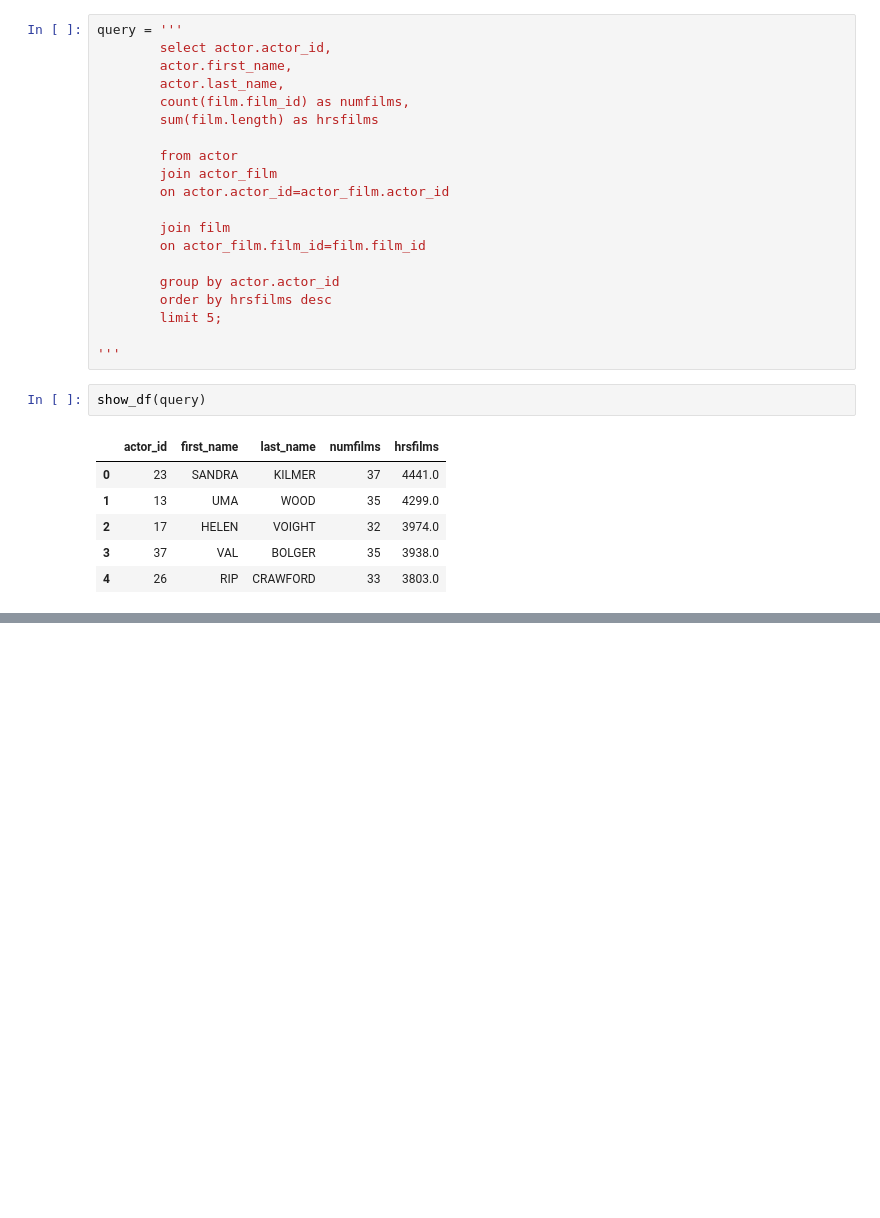
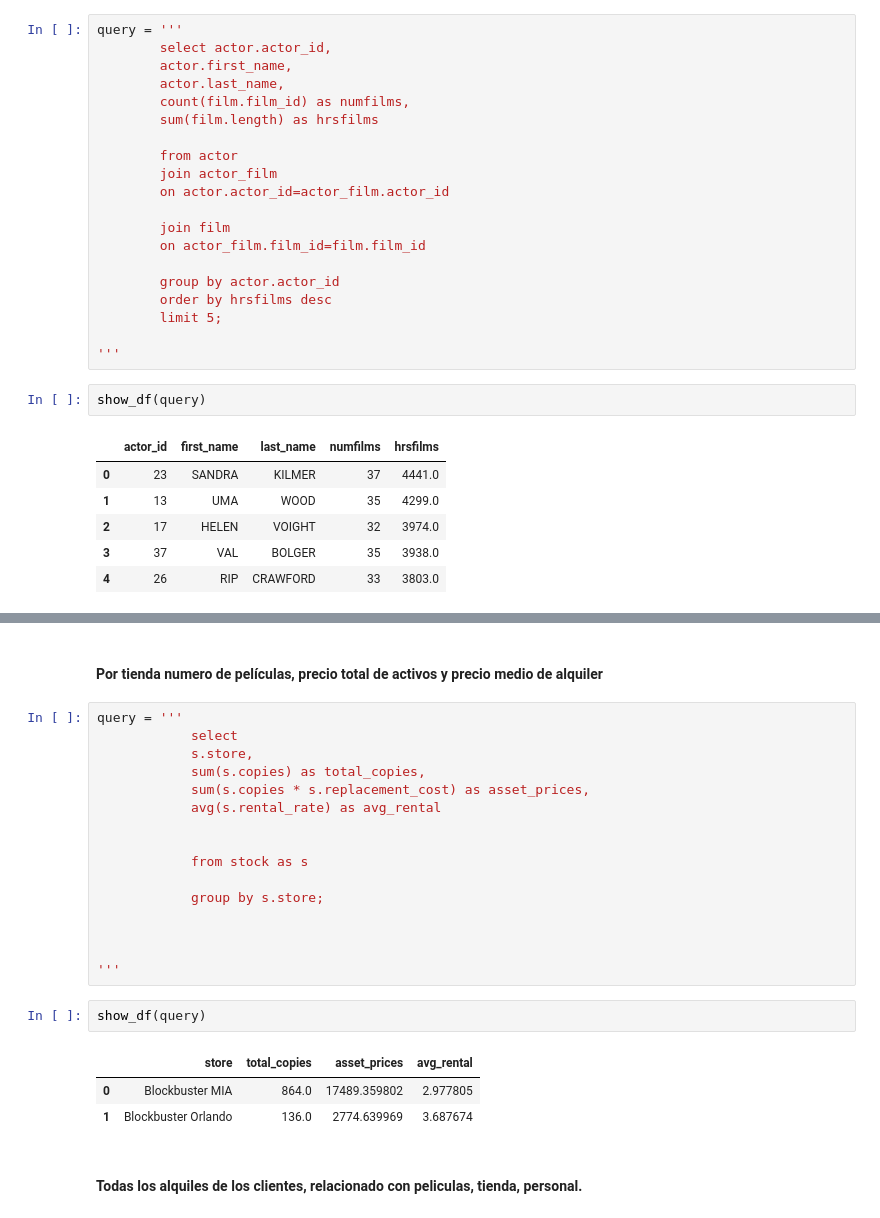
Before and after one commit to Arturo-Rodriguez-Moreno/3_proyecto_sql, a Jupyter notebook: notebook/selects.ipynb, the cells around one changed output, grey strips where cells are left out. Saved outputs shown, nothing was run; the diff lists cells and outputs as text; blank space fills up the shorter version.

```diff
--- a/notebook/selects.ipynb
+++ b/notebook/selects.ipynb
@@ -93,0 +244,26 @@ show_df(query)
+# %% [markdown]
+#### Por tienda numero de películas, precio total de activos y precio medio de alquiler
+# %%
+query = '''
+            select
+            s.store,
+            sum(s.copies) as total_copies,
+            sum(s.copies * s.replacement_cost) as asset_prices,
+            avg(s.rental_rate) as avg_rental
+
+
+            from stock as s
+
+            group by s.store;
+
+
+
+'''
+# %%
+show_df(query)
+# %% [output]
+|  | store | total_copies | asset_prices | avg_rental |
+| 0 | Blockbuster MIA | 864.0 | 17489.359802 | 2.977805 |
+| 1 | Blockbuster Orlando | 136.0 | 2774.639969 | 3.687674 |
+# %% [markdown]
+#### Todas los alquiles de los clientes, relacionado con peliculas, tienda, personal.
```
Also changed, not shown: parts of 17 cells of this notebook.
